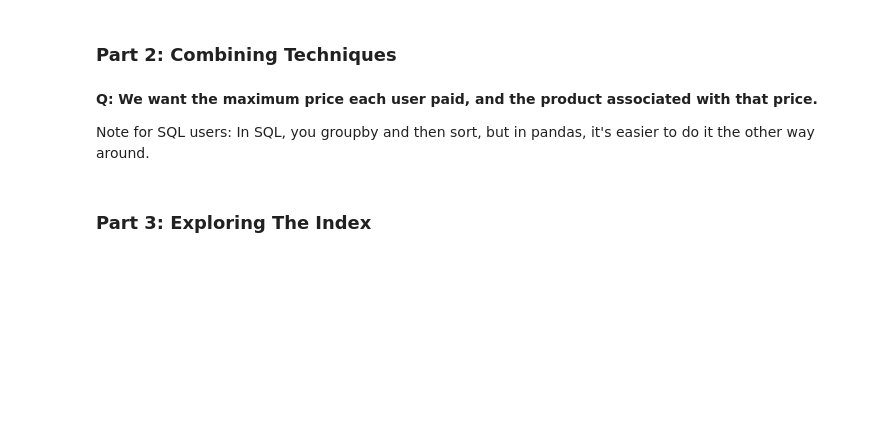
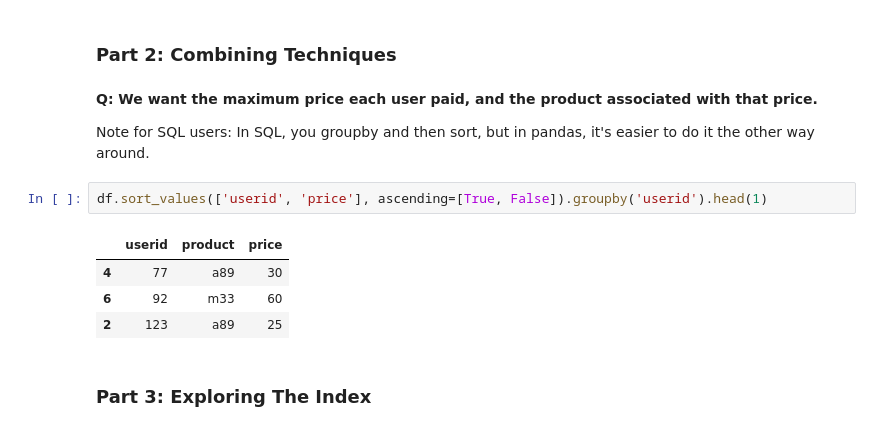
Before and after one commit to kimtaeuk1995/dsp, a Jupyter notebook: lessons/pandas_intro/pandas-exercise.ipynb, the cells around one changed output. Cells and saved outputs as stored; diff of their text form; blank space fills up the shorter version.

```diff
--- a/lessons/pandas_intro/pandas-exercise.ipynb
+++ b/lessons/pandas_intro/pandas-exercise.ipynb
@@ -74,6 +74,13 @@ df.sort_values(['userid', 'price'], ascending=[True, True])
 **Q: We want the maximum price each user paid, and the product associated with that price.**
 
 Note for SQL users: In SQL, you groupby and then sort, but in pandas, it's easier to do it the other way around.
+# %%
+df.sort_values(['userid', 'price'], ascending=[True, False]).groupby('userid').head(1)
+# %% [output]
+|  | userid | product | price |
+| 4 | 77 | a89 | 30 |
+| 6 | 92 | m33 | 60 |
+| 2 | 123 | a89 | 25 |
 # %% [markdown]
 ### Part 3: Exploring The Index
 # %% [markdown]
```
Also changed, not shown: parts of 26 cells of this notebook.
